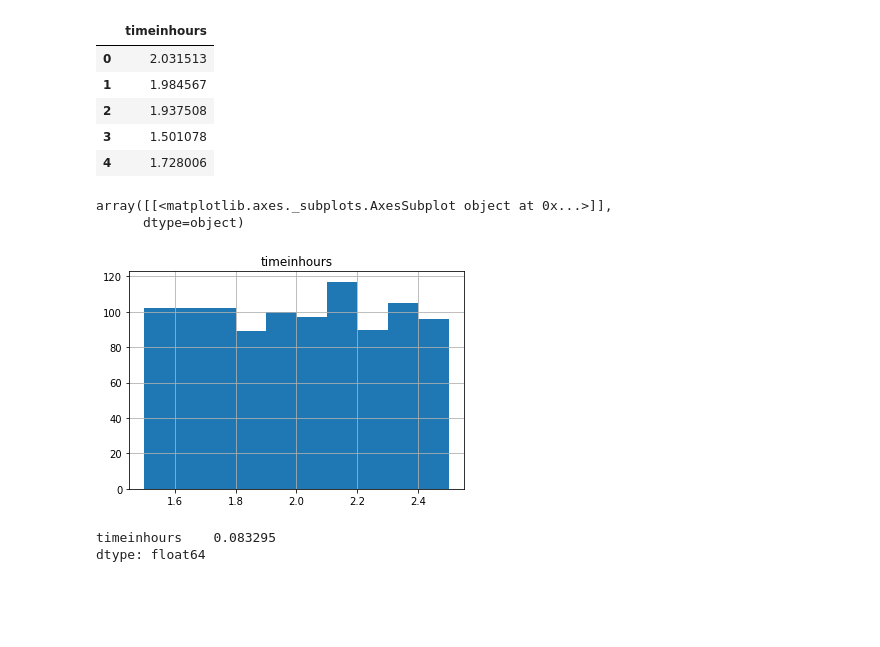
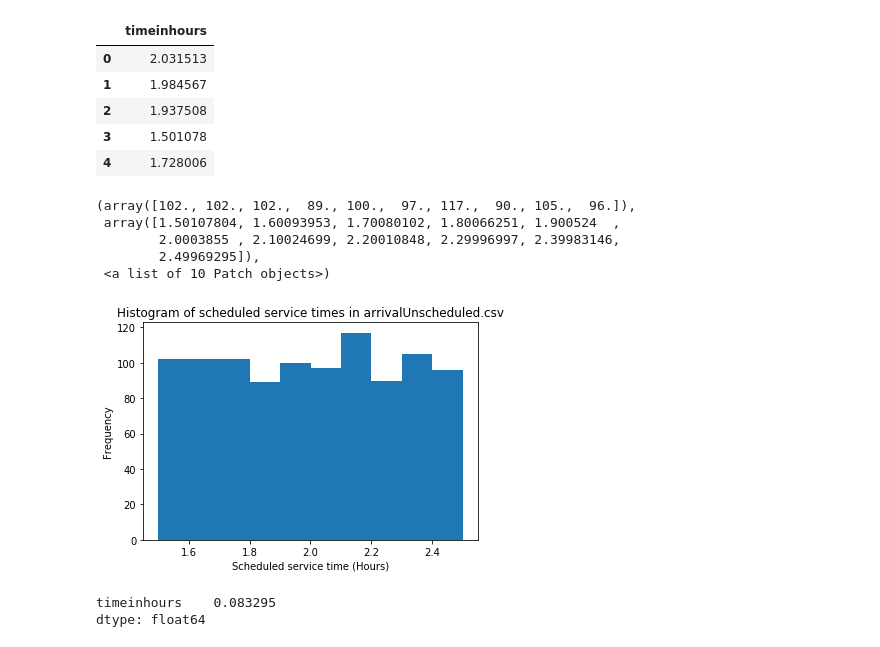
Before and after one commit to Mirrafoil/DES-model-notebook, a Jupyter notebook: Garage Data Analysis.ipynb, the cells around one changed output. Cells and saved outputs as stored; diff of their text form; code cells hidden in the pictures; blank space fills up the shorter version.

```diff
--- a/Garage Data Analysis.ipynb
+++ b/Garage Data Analysis.ipynb
@@ -108,6 +118,7 @@ np_delta_bucket.std()
 ## Analysis of serviceScheduled.csv data
 # %%
 servSched = pd.read_csv('serviceScheduled.csv')
+np_servSched = np.array(servSched)
 servSched.head()
 # %% [output]
 |  | timeinhours |
@@ -116,12 +127,18 @@ servSched.head()
 | 2 | 1.937508 |
 | 3 | 1.501078 |
 | 4 | 1.728006 |
-# %%
-servSched.hist()
-# %% [output]
-array([[<matplotlib.axes._subplots.AxesSubplot object at 0x...>]],
-      dtype=object)
-[figure, removed]
+# %%
+plt.xlabel('Scheduled service time (Hours)')
+plt.ylabel('Frequency')
+plt.title("Histogram of scheduled service times in arrivalUnscheduled.csv")
+plt.hist(np_servSched, bins=10)
+# %% [output]
+(array([102., 102., 102.,  89., 100.,  97., 117.,  90., 105.,  96.]),
+ array([1.50107804, 1.60093953, 1.70080102, 1.80066251, 1.900524  ,
+        2.0003855 , 2.10024699, 2.20010848, 2.29996997, 2.39983146,
+        2.49969295]),
+ <a list of 10 Patch objects>)
+[figure, added]
 # %%
 # Average (mean) time spent repairing scheduled cars (in days)
 servSched.mean()/24
```
Also changed, not shown: parts of 28 cells of this notebook.
